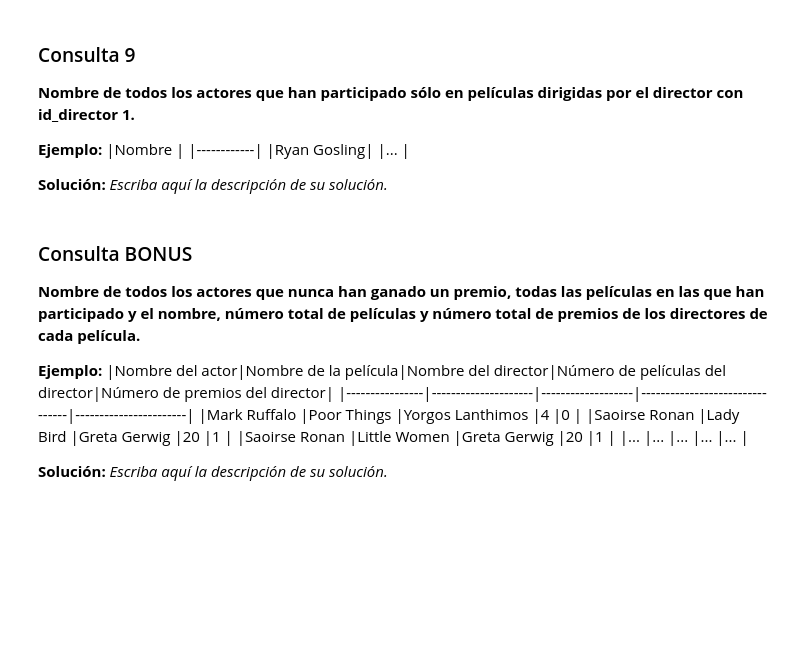
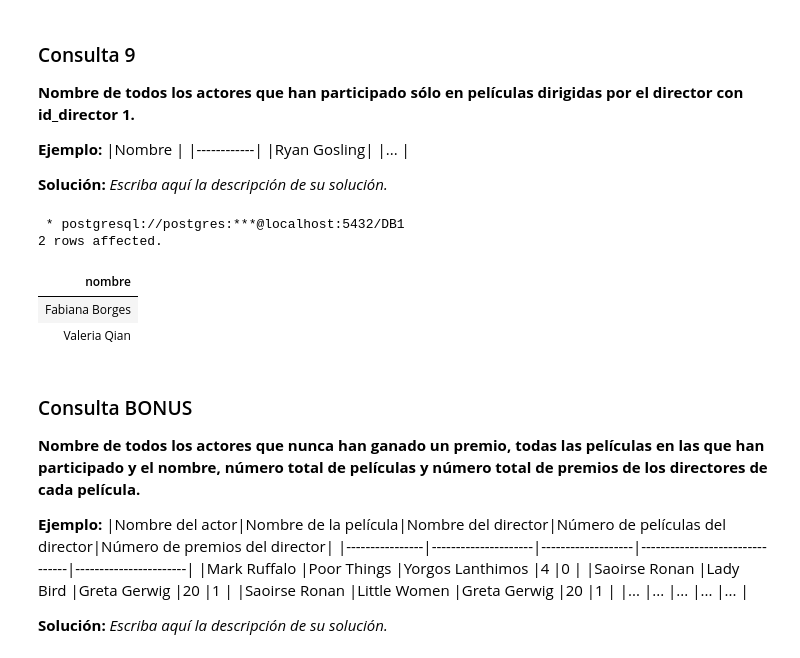
Before and after one commit to CarlosRabu-V2/Tarea1-BD, a Jupyter notebook: Tarea_1.ipynb, the cells around one changed output. Saved outputs shown, nothing was run; the diff lists cells and outputs as text; code cells hidden in the pictures; blank space fills up the shorter version.

```diff
--- a/Tarea_1.ipynb
+++ b/Tarea_1.ipynb
@@ -454,3 +548,30 @@ UsageError: Cell magic `%%sql` not found.
+# %%
+%%sql
+
+SELECT DISTINCT
+    a.nombre AS Nombre
+FROM
+    actor_participa_en_pelicula ap INNER JOIN pelicula p
+    ON
+    ap.id_pelicula = p.id_pelicula INNER JOIN director d
+    ON
+    p.id_director = d.id_director INNER JOIN actor a
+    ON
+    ap.id_actor = a.id_actor
+WHERE
+    d.id_director = 1
+    AND NOT EXISTS (
+        SELECT 1
+        FROM pelicula p2
+        WHERE p2.id_director != 1
+          AND p2.id_pelicula = p.id_pelicula
+    );
+# %% [output]
+ * postgresql://postgres:***@localhost:5432/DB1
+2 rows affected.
+| nombre |
+| Fabiana Borges |
+| Valeria Qian |
 # %% [markdown]
 ### Consulta BONUS
 
```
Also changed, not shown: parts of 17 cells of this notebook.
